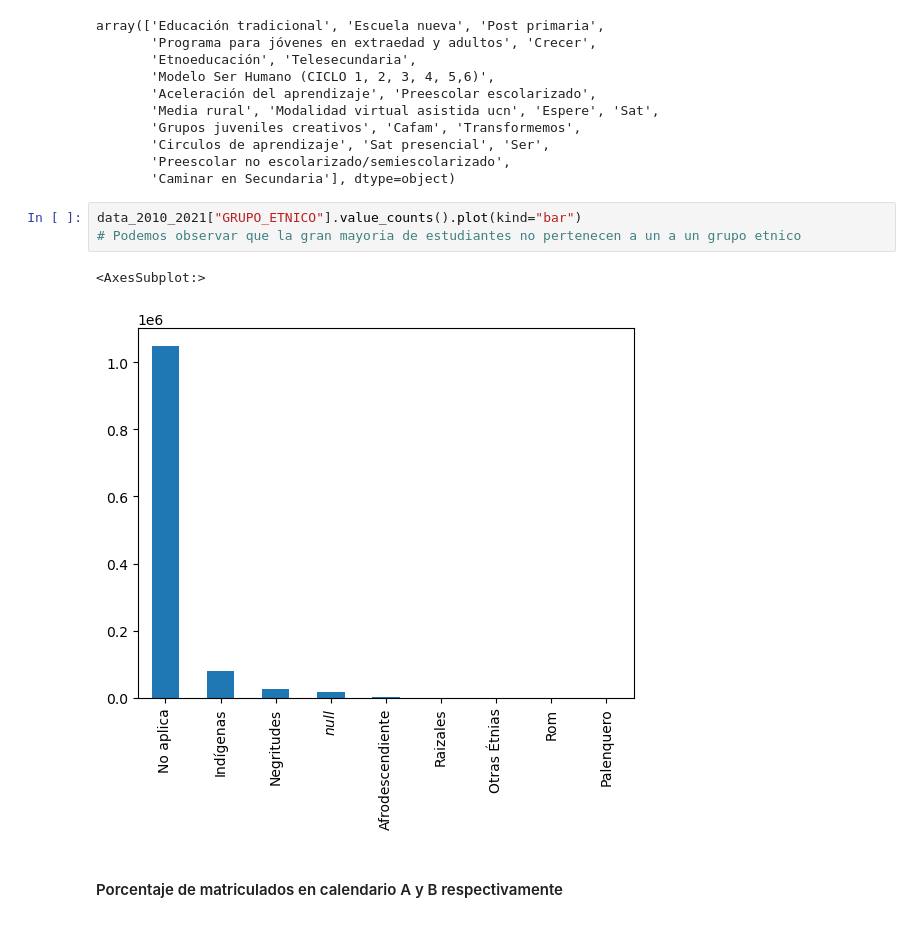
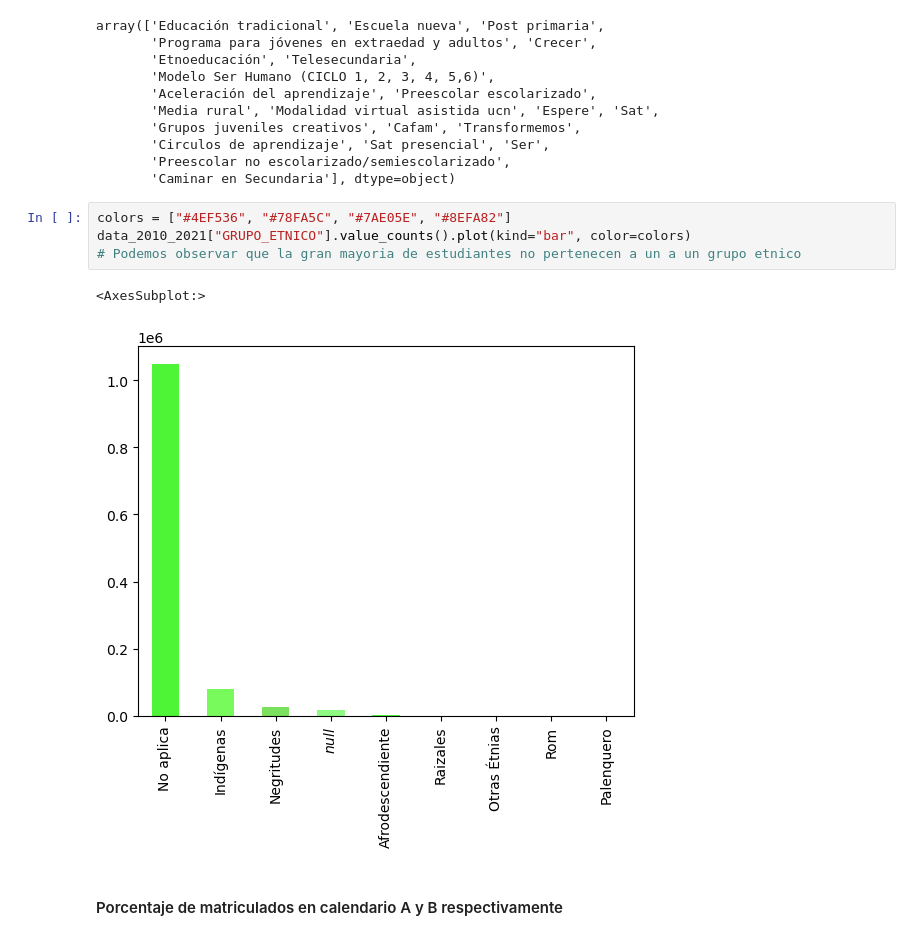
Before and after one commit to Cuenta-oss/analisis_exploratorio, a Jupyter notebook: datas.ipynb, the cells around one changed output. Drawn from its saved outputs; the diff is of its cells as text.

```diff
--- a/datas.ipynb
+++ b/datas.ipynb
@@ -299,11 +301,12 @@ array(['Educación tradicional', 'Escuela nueva', 'Post primaria',
        'Preescolar no escolarizado/semiescolarizado',
        'Caminar en Secundaria'], dtype=object)
 # %%
-data_2010_2021["GRUPO_ETNICO"].value_counts().plot(kind="bar")
+colors = ["#4EF536", "#78FA5C", "#7AE05E", "#8EFA82"]
+data_2010_2021["GRUPO_ETNICO"].value_counts().plot(kind="bar", color=colors)
 # Podemos observar que la gran mayoria de estudiantes no pertenecen a un a un grupo etnico
 # %% [output]
 <AxesSubplot:>
-[figure, old version]
+[figure, new version]
 # %% [markdown]
 #### Porcentaje de matriculados en calendario A y B respectivamente
 # %%
```
Also changed, not shown: parts of 11 cells of this notebook.
